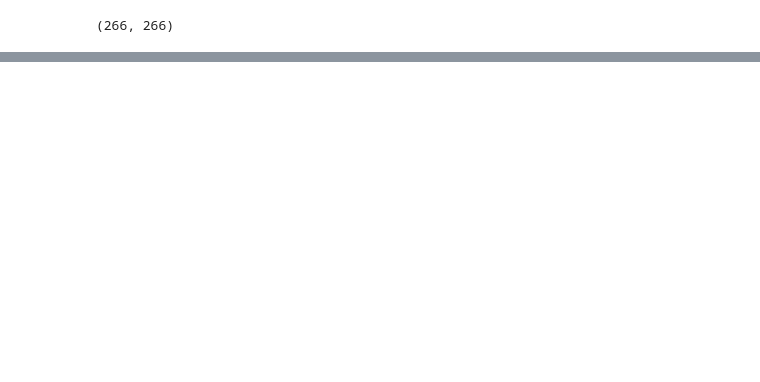
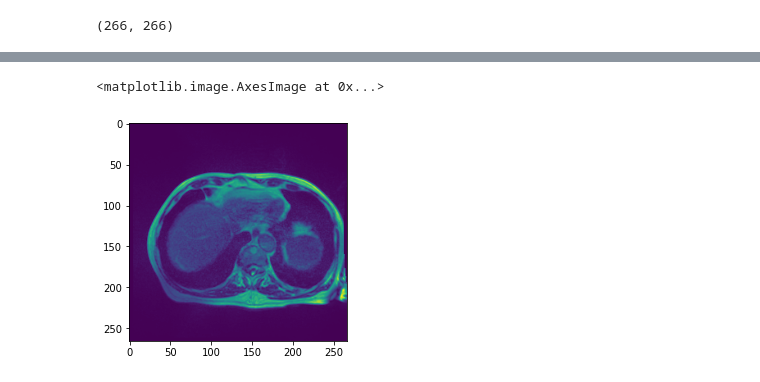
Before and after one commit to davidfu0826/UWMGI2022_Segmentation, a Jupyter notebook: notebooks/04_preprocessing_testing.ipynb, the cells around one changed output, grey strips where cells are left out. Drawn from its saved outputs; the diff is of its cells as text; code cells hidden in the pictures; blank space fills up the shorter version.

Commit message:
[add] PyTorch Dataset implemented and added

```diff
--- a/notebooks/04_preprocessing_testing.ipynb
+++ b/notebooks/04_preprocessing_testing.ipynb
@@ -58,24 +28,0 @@ class CustomImageDataset(Dataset):
-# %%
-from tqdm import tqdm
-for i in tqdm(range(len(df))):
-    idx = 0
-    img_path = df.loc[idx, "img_path"]
-    masks = df.loc[idx, ["large_bowel", "small_bowel", "stomach"]]
-    image = cv2.imread(img_path, -1)
-    #print(image.shape)
-    def _create_mask_array(masks, mask_shape):
-        np_mask = list()
-        for mask in masks:
-            if not np.isnan(mask):
-                print(idx)
-                mask = rle_decode(mask, shape=mask_shape)
-            else:
-                mask = np.zeros(mask_shape)
-            np_mask.append(mask)
-        return np.stack(mask, axis=-1)
-
-    mask = _create_mask_array(masks, mask_shape=image.shape)
-
-    if mask.sum() > 10:
-        print(idx)
-    idx += 1
@@ -83,0 +29,7 @@ KeyboardInterrupt:
+# %%
+dataset = UWMGI2022SegmentationDataset(dataset_path)
+# %%
+for image, mask in dataset:
+    print("image:", image.shape, "\nmask:", mask.shape)
+    if mask.sum() > 10:
+        break
@@ -83,0 +54,5 @@ KeyboardInterrupt:
+# %%
+plt.imshow(image)
+# %% [output]
+<matplotlib.image.AxesImage at 0x...>
+[figure, added]
```
Also changed, not shown: parts of 22 cells of this notebook, 6 other files.
